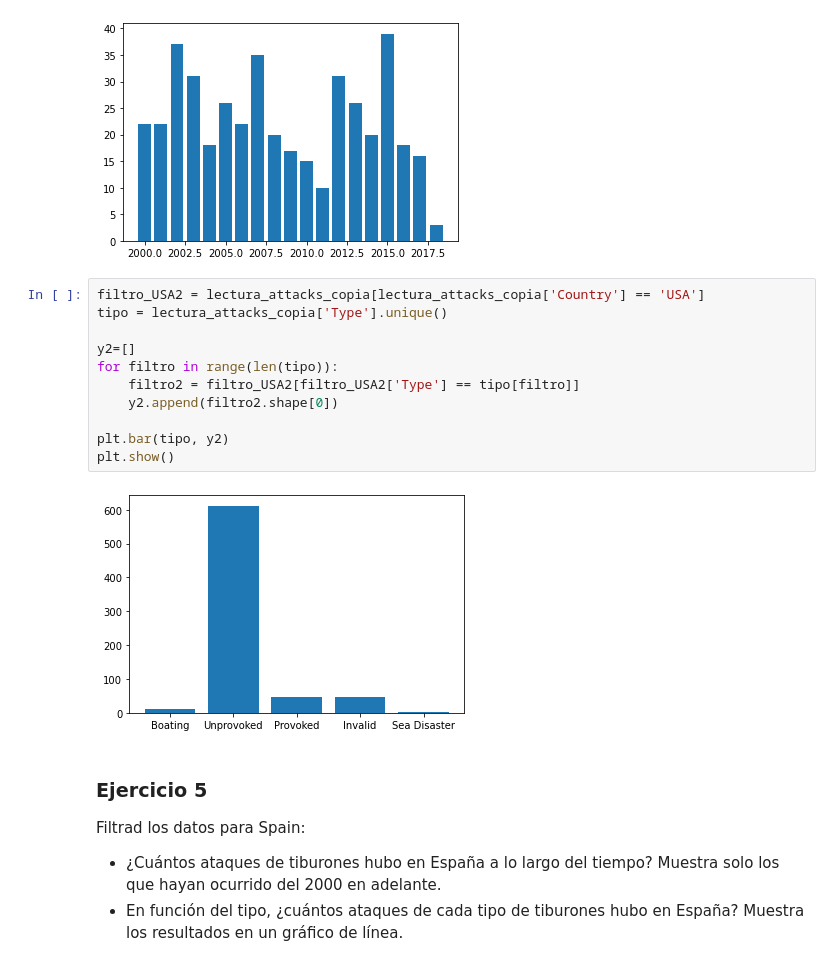
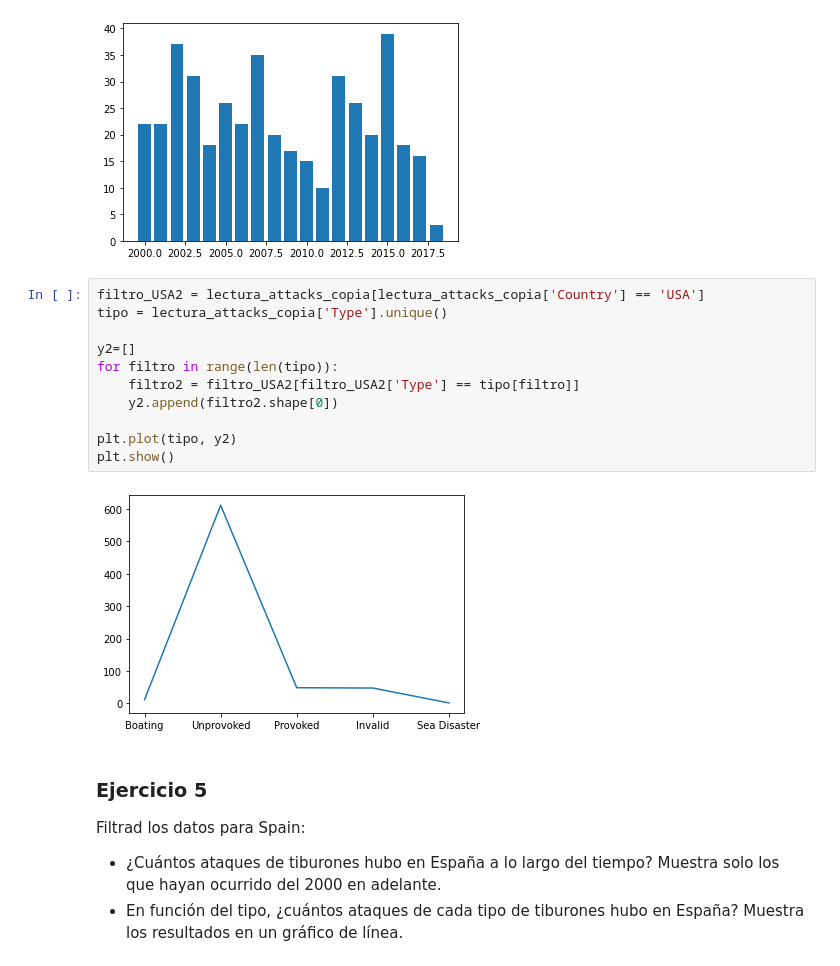
Before and after one commit to Adalab/DA-promo-A-module-2-pairprog-1-pair-3-Alicia-Olivia, a Jupyter notebook: VISUALIZACION/pair_programming_visualizacion1.ipynb, the cells around one changed output. Cells and saved outputs as stored; diff of their text form.

Commit message:
Pair Visualizacion terminado

```diff
--- a/VISUALIZACION/pair_programming_visualizacion1.ipynb
+++ b/VISUALIZACION/pair_programming_visualizacion1.ipynb
@@ -132,16 +146,16 @@ plt.show()
 # %%
 filtro_USA2 = lectura_attacks_copia[lectura_attacks_copia['Country'] == 'USA']
 tipo = lectura_attacks_copia['Type'].unique()
 
 y2=[]
 for filtro in range(len(tipo)):
     filtro2 = filtro_USA2[filtro_USA2['Type'] == tipo[filtro]]
     y2.append(filtro2.shape[0])
 
-plt.bar(tipo, y2)
+plt.plot(tipo, y2)
 plt.show()
 # %% [output]
-[figure, old version]
+[figure, new version]
 # %% [markdown]
 ### Ejercicio 5
 Filtrad los datos para Spain:
```
Also changed, not shown: parts of 2 cells of this notebook.
